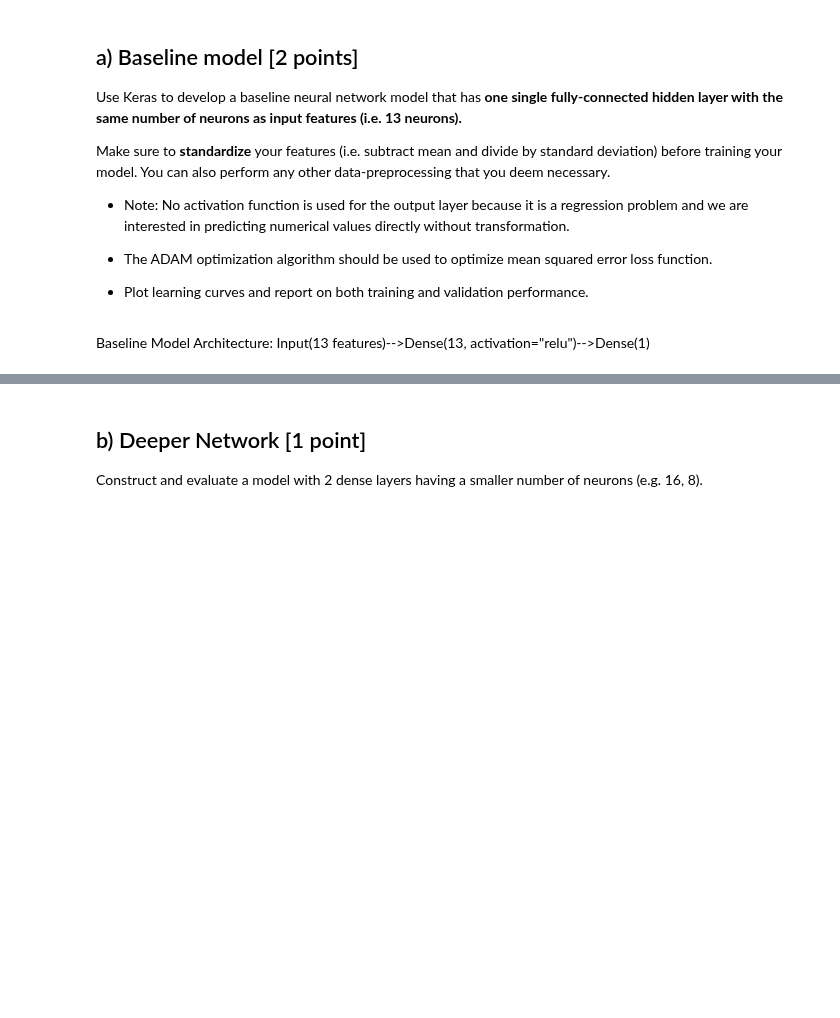
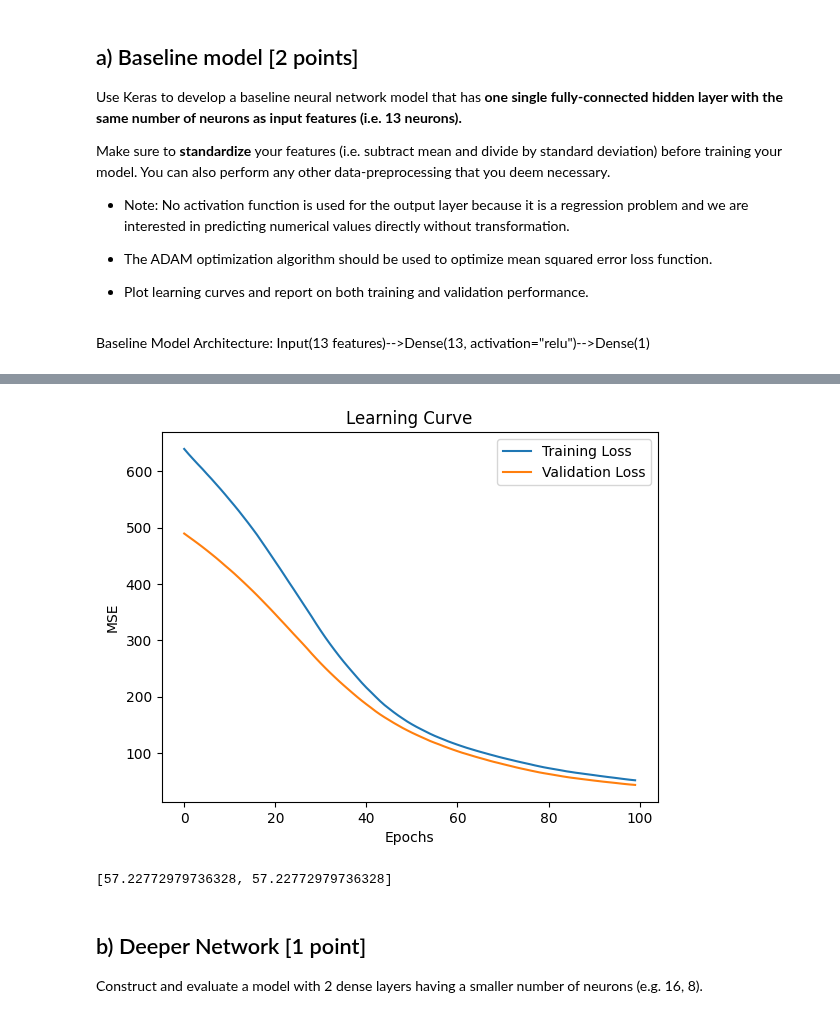
Before and after one commit to assalnekoufar/ML-DL, a Jupyter notebook: Module 2 - Model Tuning/Assignment 1 - Deep Learning using Keras/SCS_3546_Assignment_01_Fall2023.ipynb, the cells around one changed output, grey strips where cells are left out. Saved outputs shown, nothing was run; the diff lists cells and outputs as text; code cells hidden in the pictures; blank space fills up the shorter version.

```diff
--- a/Module 2 - Model Tuning/Assignment 1 - Deep Learning using Keras/SCS_3546_Assignment_01_Fall2023.ipynb
+++ b/Module 2 - Model Tuning/Assignment 1 - Deep Learning using Keras/SCS_3546_Assignment_01_Fall2023.ipynb
@@ -229,7 +232,7 @@ model.compile(optimizer = "adam", loss = "mse", metrics = ["mse"])
 # Let's train the model
 history = model.fit(
     X_train_scaled, train_y,
-    validation_data = (val_X, val_y),
+    validation_data = (X_val_scaled, val_y),
     epochs = 100,
     batch_size=32,
     verbose = 1
@@ -255,3 +258,20 @@ Epoch 100/100
+# %%
+# Let's plot the learning curve
+plt.plot(history.history['loss'], label='Training Loss')
+plt.plot(history.history['val_loss'], label='Validation Loss')
+plt.xlabel('Epochs')
+plt.ylabel('MSE')
+plt.title('Learning Curve')
+plt.legend()
+plt.show()
+# %% [output]
+[figure, added]
+# %%
+# Let's evaluate the model
+test_mse = model.evaluate(X_test_scaled,test_y, verbose = 0)
+print(test_mse)
+# %% [output]
+[57.22772979736328, 57.22772979736328]
 # %% [markdown]
 ## b) Deeper Network [1 point]
 
```
Also changed, not shown: parts of 3 cells of this notebook.
